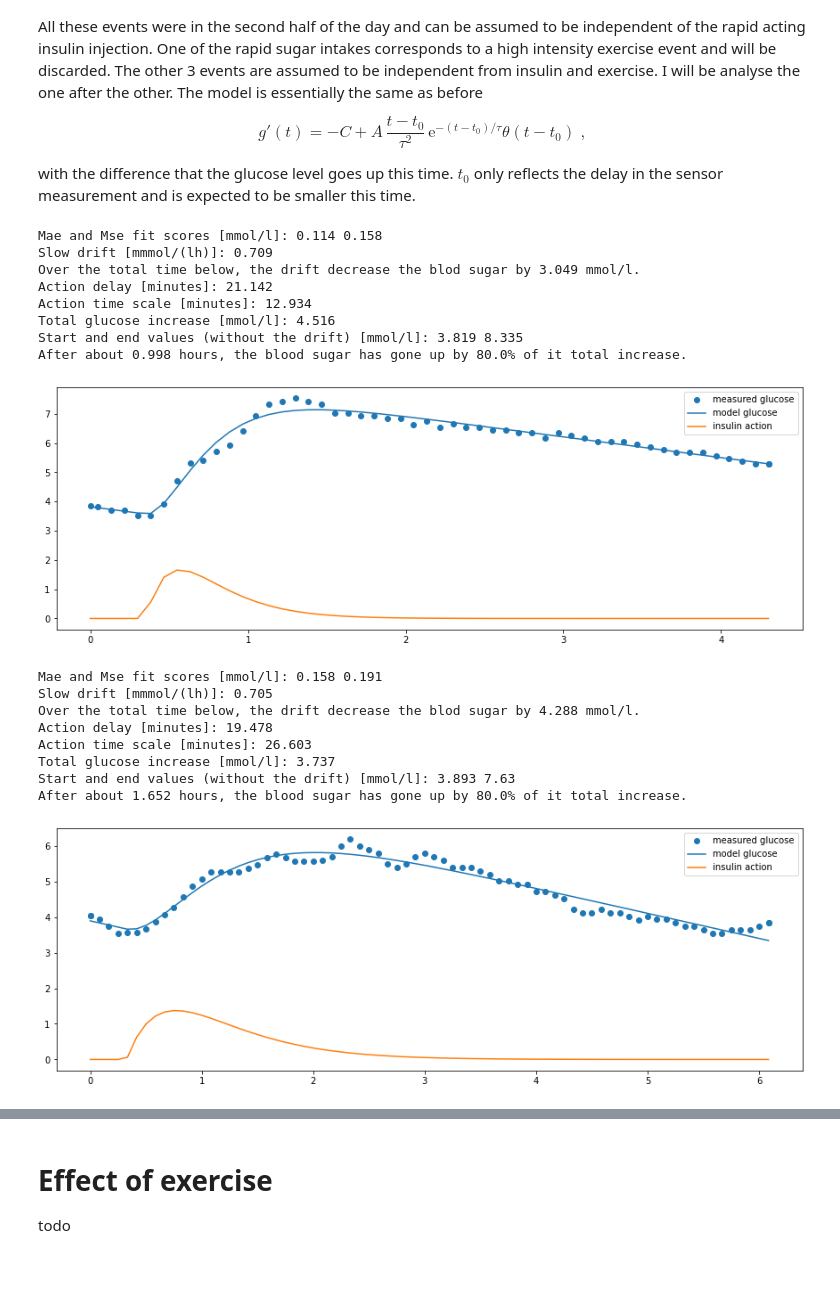
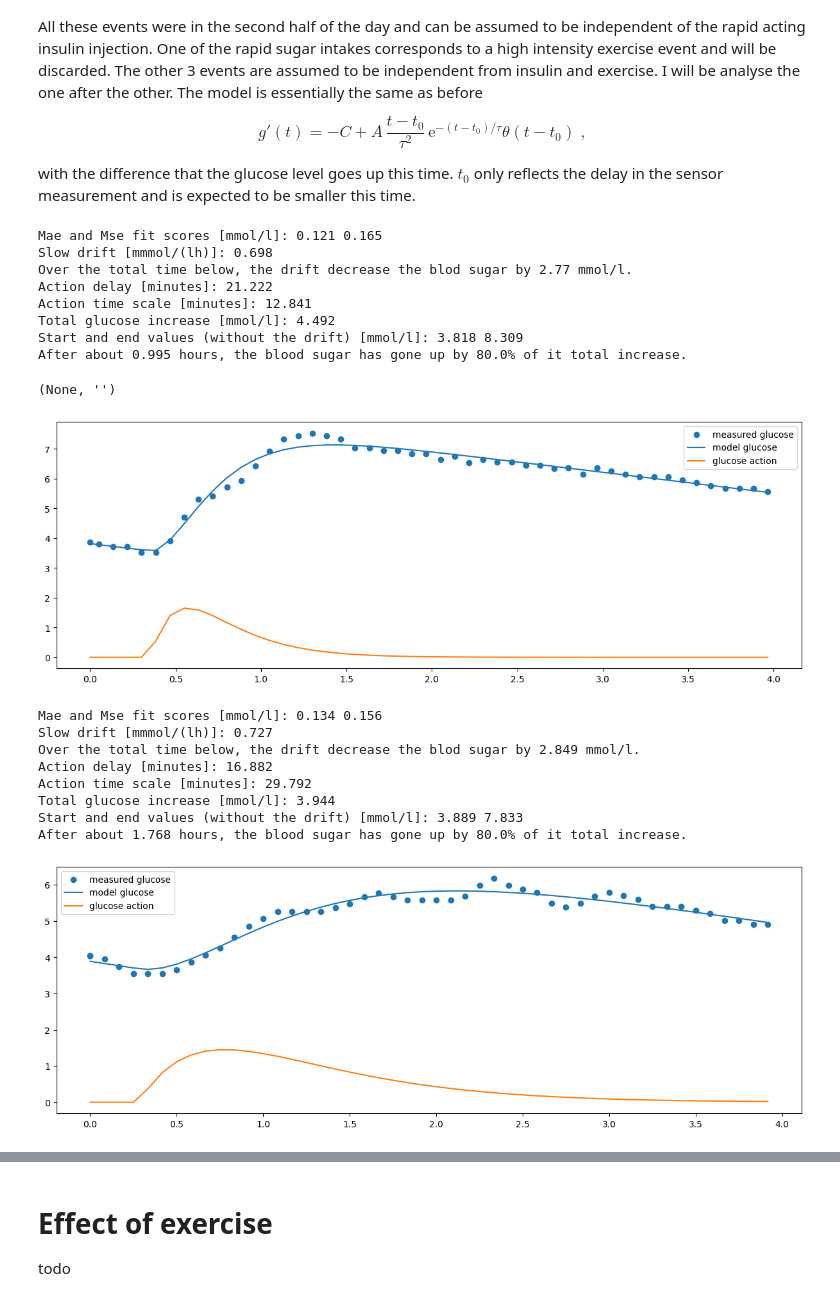
Before and after one commit to sethyvenatem/blood_sugar_fast_day, a Jupyter notebook: fast_day.ipynb, the cells around one changed output, grey strips where cells are left out. Cells and saved outputs as stored; diff of their text form; code cells hidden in the pictures; blank space fills up the shorter version.

Commit message:
sugar curves

```diff
--- a/fast_day.ipynb
+++ b/fast_day.ipynb
@@ -402,6 +402,7 @@ for ev in carb_events_start:
 
     temp = data.loc[(data.index <= ev_end) & (data.index >= ev) & (data['EventType'] == 'glucose_measurement'),['Value','calibrated_glucose']].sort_index()
     temp['elapsed_time_h'] = (temp.index-temp.index[0]).total_seconds()/(3600)
+    temp = temp[temp['elapsed_time_h']<4]
     temp.index.name = ev
     events[ev] = temp
 # %%
@@ -424,10 +425,12 @@ epsilon = 0.2
 def to_zero(x):
     # finding x so that this returns zero provides the time when the glucose level has decreased by 1-epsilon.
     return (1+x)*np.exp(-x)-epsilon
+
+events_description = pd.DataFrame(['rapid_glucose_g','slow_glucose_g','rapid_glucose_g'],index = [0,1,2],columns = ['EventType'])
 # %%
 data = list(events.values())[0]
 
-popt, _ = curve_fit(tofit, data['elapsed_time_h'],data['calibrated_glucose'], p0 = [0, 12,0.75,11.5,0.6])
+popt, _ = curve_fit(tofit, data['elapsed_time_h'],data['calibrated_glucose'], p0 = [0, 3,0.75,4,0.6])
 time_solution = fsolve(to_zero, 1)
 
 fig, axs = plt.subplots(1)
@@ -436,9 +439,15 @@ fig.set_figwidth(15)
 
 axs.scatter(data['elapsed_time_h'],data['calibrated_glucose'], label = 'measured glucose')
 axs.plot(data['elapsed_time_h'],tofit(data['elapsed_time_h'], *popt), label = 'model glucose')
-axs.plot(data['elapsed_time_h'],insulin_action(data['elapsed_time_h'], *popt), label = 'insulin action')
+axs.plot(data['elapsed_time_h'],glucose_action(data['elapsed_time_h'], *popt), label = 'glucose action')
 axs.legend();
 
+events_description.loc[0,['mae','mse','Slow drift [mmmol/(lh)]','Action delay [minutes]','Action time scale [minutes]','Total glucose increase [mmol/l]','Time to '+str(100*(1-epsilon))+'% [hours]']] = ([round(np.abs(data['calibrated_glucose']-tofit(data['elapsed_time_h'], *popt)).mean(),3),
+round((((data['calibrated_glucose']-tofit(data['elapsed_time_h'], *popt))**2).mean()**0.5),3),
+round(popt[0],3),
+round(popt[2]*60,3),
+round(popt[4]*60,3),
+round(popt[3],3),round(popt[2]+popt[4]*time_solution[0],3)])
 print('Mae and Mse fit scores [mmol/l]:',round(np.abs(data['calibrated_glucose']-tofit(data['elapsed_time_h'], *popt)).mean(),3), round((((data['calibrated_glucose']-tofit(data['elapsed_time_h'], *popt))**2).mean()**0.5),3))
 print('Slow drift [mmmol/(lh)]:',round(popt[0],3))
 print('Over the total time below, the drift decrease the blod sugar by',round(popt[0]*data.iloc[-1]['elapsed_time_h'],3),'mmol/l.')
@@ -446,50 +455,57 @@ print('Action delay [minutes]:', round(popt[2]*60,3))
 print('Action time scale [minutes]:', round(popt[4]*60,3))
 print('Total glucose increase [mmol/l]:',round(popt[3],3))
 print('Start and end values (without the drift) [mmol/l]:',round(popt[1],3),round(popt[1]+popt[3],3))
-print('After about',round(popt[2]+popt[4]*time_solution[0],3),'hours, the blood sugar has gone up by', str(100*(1-epsilon))+'% of it total increase.')
+print('After about',round(popt[2]+popt[4]*time_solution[0],3),'hours, the blood sugar has gone up by', str(100*(1-epsilon))+'% of it total increase.'),''
 # %% [output]
-Mae and Mse fit scores [mmol/l]: 0.114 0.158
-Slow drift [mmmol/(lh)]: 0.709
-Over the total time below, the drift decrease the blod sugar by 3.049 mmol/l.
-Action delay [minutes]: 21.142
-Action time scale [minutes]: 12.934
-Total glucose increase [mmol/l]: 4.516
-Start and end values (without the drift) [mmol/l]: 3.819 8.335
-After about 0.998 hours, the blood sugar has gone up by 80.0% of it total increase.
+Mae and Mse fit scores [mmol/l]: 0.121 0.165
+Slow drift [mmmol/(lh)]: 0.698
+Over the total time below, the drift decrease the blod sugar by 2.77 mmol/l.
+Action delay [minutes]: 21.222
+Action time scale [minutes]: 12.841
+Total glucose increase [mmol/l]: 4.492
+Start and end values (without the drift) [mmol/l]: 3.818 8.309
+After about 0.995 hours, the blood sugar has gone up by 80.0% of it total increase.
+(None, '')
-[figure, old version]
+[figure, new version]
 # %%
 data = list(events.values())[1]
 
-popt, _ = curve_fit(tofit, data['elapsed_time_h'],data['calibrated_glucose'], p0 = [0, 12,0.75,11.5,0.6])
+popt, _ = curve_fit(tofit, data['elapsed_time_h'],data['calibrated_glucose'], p0 = [0, 3,0.75,4,0.6])
 time_solution = fsolve(to_zero, 1)
 
 fig, axs = plt.subplots(1)
 fig.set_figheight(5)
 fig.set_figwidth(15)
 
 axs.scatter(data['elapsed_time_h'],data['calibrated_glucose'], label = 'measured glucose')
 axs.plot(data['elapsed_time_h'],tofit(data['elapsed_time_h'], *popt), label = 'model glucose')
-axs.plot(data['elapsed_time_h'],insulin_action(data['elapsed_time_h'], *popt), label = 'insulin action')
+axs.plot(data['elapsed_time_h'],glucose_action(data['elapsed_time_h'], *popt), label = 'glucose action')
 axs.legend();
 
+events_description.loc[1,['mae','mse','Slow drift [mmmol/(lh)]','Action delay [minutes]','Action time scale [minutes]','Total glucose increase [mmol/l]','Time to '+str(100*(1-epsilon))+'% [hours]']] = ([round(np.abs(data['calibrated_glucose']-tofit(data['elapsed_time_h'], *popt)).mean(),3),
+round((((data['calibrated_glucose']-tofit(data['elapsed_time_h'], *popt))**2).mean()**0.5),3),
+round(popt[0],3),
+round(popt[2]*60,3),
+round(popt[4]*60,3),
+round(popt[3],3),round(popt[2]+popt[4]*time_solution[0],3)])
 print('Mae and Mse fit scores [mmol/l]:',round(np.abs(data['calibrated_glucose']-tofit(data['elapsed_time_h'], *popt)).mean(),3), round((((data['calibrated_glucose']-tofit(data['elapsed_time_h'], *popt))**2).mean()**0.5),3))
 print('Slow drift [mmmol/(lh)]:',round(popt[0],3))
 print('Over the total time below, the drift decrease the blod sugar by',round(popt[0]*data.iloc[-1]['elapsed_time_h'],3),'mmol/l.')
 print('Action delay [minutes]:', round(popt[2]*60,3))
 print('Action time scale [minutes]:', round(popt[4]*60,3))
 print('Total glucose increase [mmol/l]:',round(popt[3],3))
 print('Start and end values (without the drift) [mmol/l]:',round(popt[1],3),round(popt[1]+popt[3],3))
 print('After about',round(popt[2]+popt[4]*time_solution[0],3),'hours, the blood sugar has gone up by', str(100*(1-epsilon))+'% of it total increase.')
 # %% [output]
-Mae and Mse fit scores [mmol/l]: 0.158 0.191
-Slow drift [mmmol/(lh)]: 0.705
-Over the total time below, the drift decrease the blod sugar by 4.288 mmol/l.
-Action delay [minutes]: 19.478
-Action time scale [minutes]: 26.603
-Total glucose increase [mmol/l]: 3.737
-Start and end values (without the drift) [mmol/l]: 3.893 7.63
-After about 1.652 hours, the blood sugar has gone up by 80.0% of it total increase.
+Mae and Mse fit scores [mmol/l]: 0.134 0.156
+Slow drift [mmmol/(lh)]: 0.727
+Over the total time below, the drift decrease the blod sugar by 2.849 mmol/l.
+Action delay [minutes]: 16.882
+Action time scale [minutes]: 29.792
+Total glucose increase [mmol/l]: 3.944
+Start and end values (without the drift) [mmol/l]: 3.889 7.833
+After about 1.768 hours, the blood sugar has gone up by 80.0% of it total increase.
-[figure, old version]
+[figure, new version]
 # %%
 data = list(events.values())[2]
 
```
Also changed, not shown: parts of 2 cells of this notebook.
